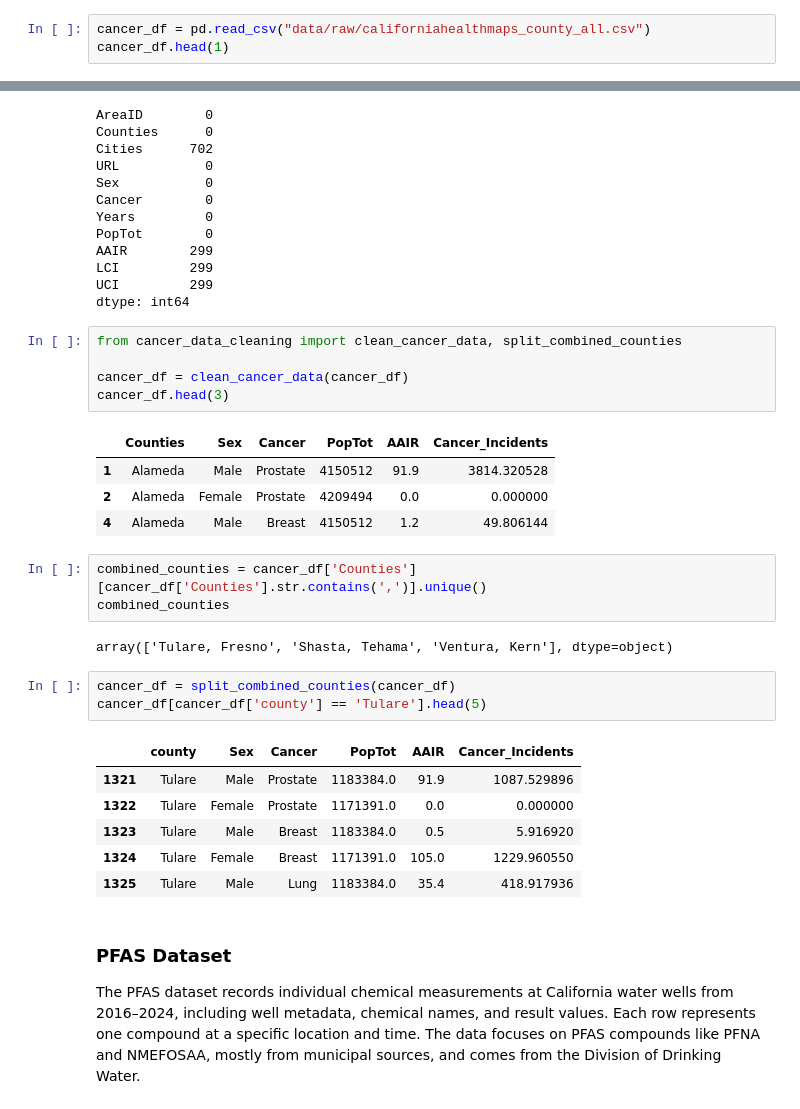
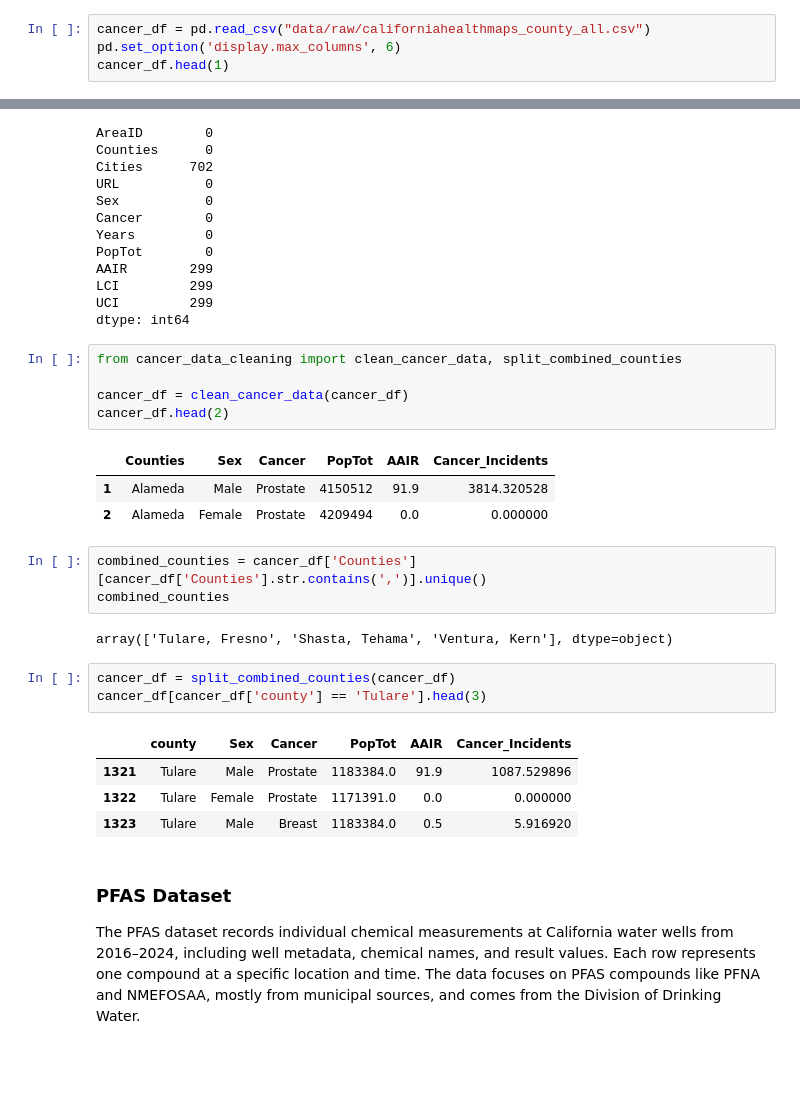
Before and after one commit to UsmanAsghar23/PFAS-Cancer, a Jupyter notebook: final-report.ipynb, the cells around one changed output, grey strips where cells are left out. Cells and saved outputs as stored; diff of their text form; blank space fills up the shorter version.

```diff
--- a/final-report.ipynb
+++ b/final-report.ipynb
@@ -52,5 +31,6 @@ import numpy as np
 The cancer dataset includes county-level statistics by sex and cancer type, with key fields such as AAIR, total population, and demographic percentages. It spans all California counties over two periods: 2011–2021 (10-year) and 2017–2021 (5-year). Data is sourced from California Health Maps, ensuring faithfulness and standardized metrics. For cleaning, only 2017–2021 records were kept to align with PFAS data, and rows missing AAIR were dropped. "Both sexes" entries were removed to avoid redundancy. Where rows aggregated multiple counties, values were redistributed proportionally based on population and sex. Cancer incidents were calculated using AAIR and population, and AAIR was recomputed where needed. These steps ensured consistent granularity, scope, and structure for analysis.
 # %%
 cancer_df = pd.read_csv("data/raw/californiahealthmaps_county_all.csv")
+pd.set_option('display.max_columns', 6)
 cancer_df.head(1)
 # %% [output]
@@ -76,12 +56,11 @@ dtype: int64
 from cancer_data_cleaning import clean_cancer_data, split_combined_counties
 
 cancer_df = clean_cancer_data(cancer_df)
-cancer_df.head(3)
+cancer_df.head(2)
 # %% [output]
 |  | Counties | Sex | Cancer | PopTot | AAIR | Cancer_Incidents |
 | 1 | Alameda | Male | Prostate | 4150512 | 91.9 | 3814.320528 |
 | 2 | Alameda | Female | Prostate | 4209494 | 0.0 | 0.000000 |
-| 4 | Alameda | Male | Breast | 4150512 | 1.2 | 49.806144 |
 # %%
 combined_counties = cancer_df['Counties'][cancer_df['Counties'].str.contains(',')].unique()
 combined_counties
@@ -89,14 +68,12 @@ combined_counties
 array(['Tulare, Fresno', 'Shasta, Tehama', 'Ventura, Kern'], dtype=object)
 # %%
 cancer_df = split_combined_counties(cancer_df)
-cancer_df[cancer_df['county'] == 'Tulare'].head(5)
+cancer_df[cancer_df['county'] == 'Tulare'].head(3)
 # %% [output]
 |  | county | Sex | Cancer | PopTot | AAIR | Cancer_Incidents |
 | 1321 | Tulare | Male | Prostate | 1183384.0 | 91.9 | 1087.529896 |
 | 1322 | Tulare | Female | Prostate | 1171391.0 | 0.0 | 0.000000 |
 | 1323 | Tulare | Male | Breast | 1183384.0 | 0.5 | 5.916920 |
-| 1324 | Tulare | Female | Breast | 1171391.0 | 105.0 | 1229.960550 |
-| 1325 | Tulare | Male | Lung | 1183384.0 | 35.4 | 418.917936 |
 # %% [markdown]
 ### PFAS Dataset
 
```
Also changed, not shown: parts of 15 cells of this notebook, 4 other files.
